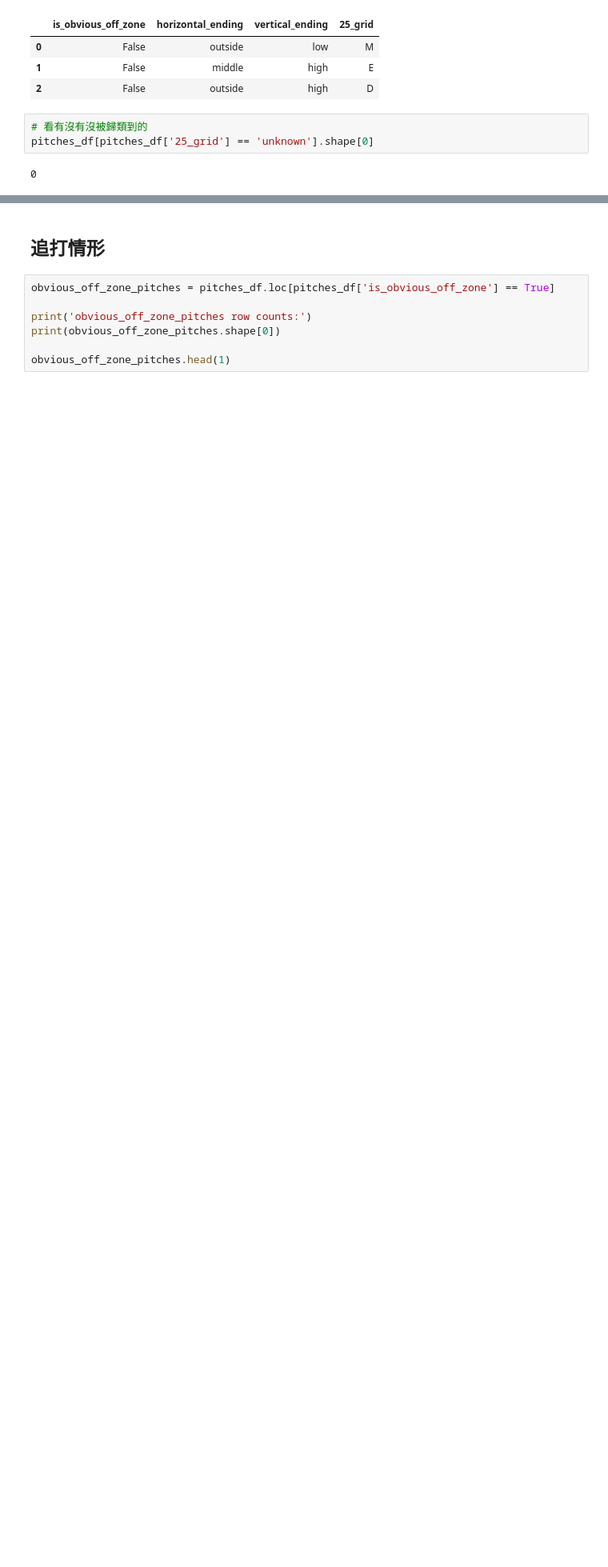
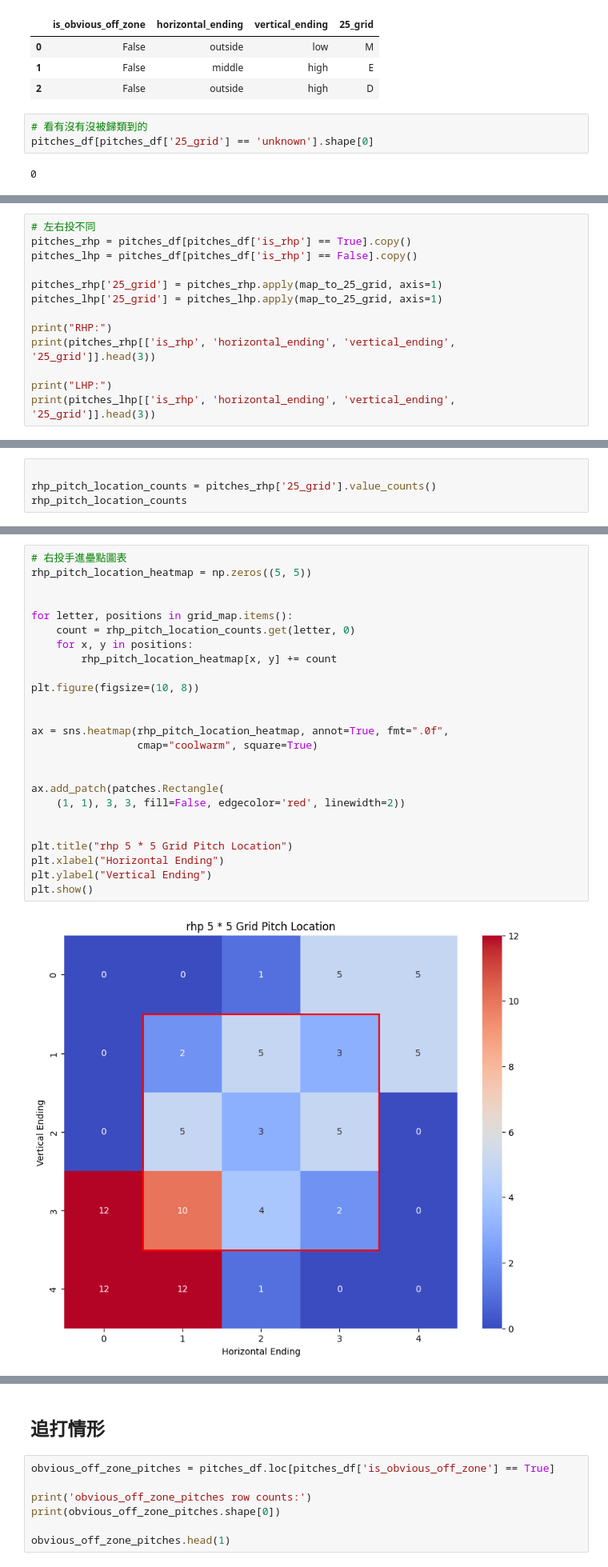
Before and after one commit to Shiou-Ju/jose-ramos-panama-batting, a Jupyter notebook: analysis/plate_preference.ipynb, the cells around one changed output, grey strips where cells are left out. Shown at 80% size. Drawn from its saved outputs; the diff is of its cells as text; blank space fills up the shorter version.

```diff
--- a/analysis/plate_preference.ipynb
+++ b/analysis/plate_preference.ipynb
@@ -419,0 +420,13 @@ plt.show()
+# %%
+# 左右投不同
+pitches_rhp = pitches_df[pitches_df['is_rhp'] == True].copy()
+pitches_lhp = pitches_df[pitches_df['is_rhp'] == False].copy()
+
+pitches_rhp['25_grid'] = pitches_rhp.apply(map_to_25_grid, axis=1)
+pitches_lhp['25_grid'] = pitches_lhp.apply(map_to_25_grid, axis=1)
+
+print("RHP:")
+print(pitches_rhp[['is_rhp', 'horizontal_ending', 'vertical_ending', '25_grid']].head(3))
+
+print("LHP:")
+print(pitches_lhp[['is_rhp', 'horizontal_ending', 'vertical_ending', '25_grid']].head(3))
@@ -419,0 +444,4 @@ plt.show()
+# %%
+
+rhp_pitch_location_counts = pitches_rhp['25_grid'].value_counts()
+rhp_pitch_location_counts
@@ -419,0 +464,27 @@ plt.show()
+# %%
+# 右投手進壘點圖表
+rhp_pitch_location_heatmap = np.zeros((5, 5))
+
+
+for letter, positions in grid_map.items():
+    count = rhp_pitch_location_counts.get(letter, 0)
+    for x, y in positions:
+        rhp_pitch_location_heatmap[x, y] += count
+
+plt.figure(figsize=(10, 8))
+
+
+ax = sns.heatmap(rhp_pitch_location_heatmap, annot=True, fmt=".0f",
+                 cmap="coolwarm", square=True)
+
+
+ax.add_patch(patches.Rectangle(
+    (1, 1), 3, 3, fill=False, edgecolor='red', linewidth=2))
+
+
+plt.title("rhp 5 * 5 Grid Pitch Location")
+plt.xlabel("Horizontal Ending")
+plt.ylabel("Vertical Ending")
+plt.show()
+# %% [output]
+[figure, added]
```
Also changed, not shown: parts of 7 cells of this notebook.
